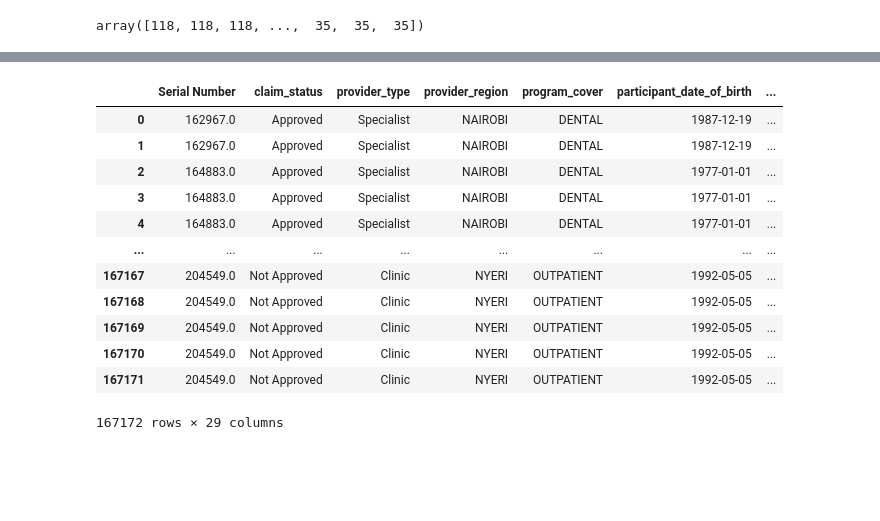
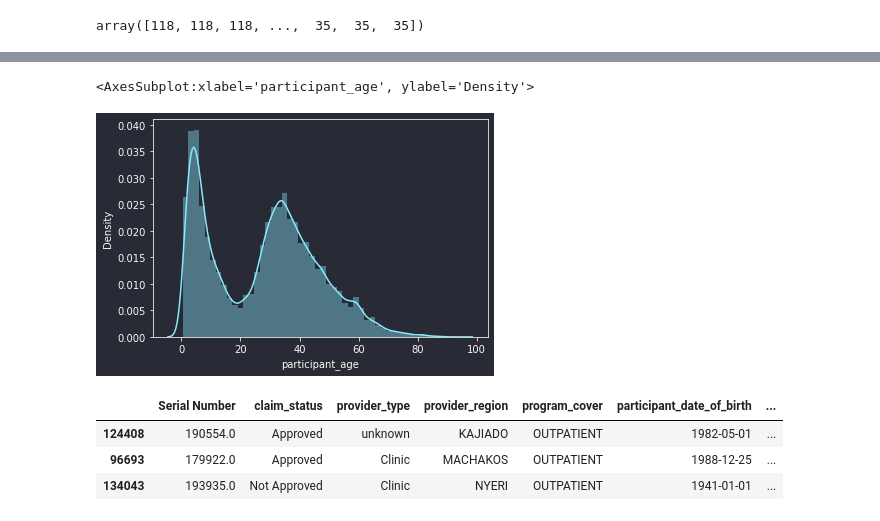
Before and after one commit to lyraxvincent/insurance-claims-prediction, a Jupyter notebook: 2.Feature Engineering, test various algorithms.ipynb, the cells around one changed output, grey strips where cells are left out. Saved outputs shown, nothing was run; the diff lists cells and outputs as text; code cells hidden in the pictures; blank space fills up the shorter version.

Commit message:
design feature engineering function and apply to data

```diff
--- a/2.Feature Engineering, test various algorithms.ipynb
+++ b/2.Feature Engineering, test various algorithms.ipynb
@@ -96,25 +95,36 @@ sns.distplot(data.total_item_amount)
+# %%
+sns.distplot(data.participant_age)
+# %% [output]
+<AxesSubplot:xlabel='participant_age', ylabel='Density'>
+[figure, added]
 # %%
 # categorize some continuous variables from information on plots above
 data['totals_cat'] = np.select([
     data.total_item_amount <= 1200,
     (data.total_item_amount > 1200) & (data.total_item_amount <= 2300),
     (data.total_item_amount > 2300) & (data.total_item_amount <= 4500),
     (data.total_item_amount > 4500) & (data.total_item_amount <= 10000),
     data.total_item_amount > 10000
 ], [3, 5, 1, 2, 4])
 
-data
+
+data['itemq_cat'] = np.select([
+    data.item_quantity <= 200,
+    data.item_quantity > 200
+], [0, 1])
+
+
+data['age_cat'] = np.select([
+    data.participant_age <= 20,
+    (data.participant_age > 20) & (data.participant_age <= 40),
+    (data.participant_age > 40) & (data.participant_age <= 60),
+    data.participant_age > 60
+], [3, 0, 2, 1])
+
+
+data.sample(3)
 # %% [output]
 |  | Serial Number | claim_status | provider_type | provider_region | program_cover | participant_date_of_birth | ... |
-| 0 | 162967.0 | Approved | Specialist | NAIROBI | DENTAL | 1987-12-19 | ... |
-| 1 | 162967.0 | Approved | Specialist | NAIROBI | DENTAL | 1987-12-19 | ... |
-| 2 | 164883.0 | Approved | Specialist | NAIROBI | DENTAL | 1977-01-01 | ... |
-| 3 | 164883.0 | Approved | Specialist | NAIROBI | DENTAL | 1977-01-01 | ... |
-| 4 | 164883.0 | Approved | Specialist | NAIROBI | DENTAL | 1977-01-01 | ... |
-| ... | ... | ... | ... | ... | ... | ... | ... |
-| 167167 | 204549.0 | Not Approved | Clinic | NYERI | OUTPATIENT | 1992-05-05 | ... |
-| 167168 | 204549.0 | Not Approved | Clinic | NYERI | OUTPATIENT | 1992-05-05 | ... |
-| 167169 | 204549.0 | Not Approved | Clinic | NYERI | OUTPATIENT | 1992-05-05 | ... |
-| 167170 | 204549.0 | Not Approved | Clinic | NYERI | OUTPATIENT | 1992-05-05 | ... |
-| 167171 | 204549.0 | Not Approved | Clinic | NYERI | OUTPATIENT | 1992-05-05 | ... |
+| 124408 | 190554.0 | Approved | unknown | KAJIADO | OUTPATIENT | 1982-05-01 | ... |
+| 96693 | 179922.0 | Approved | Clinic | MACHAKOS | OUTPATIENT | 1988-12-25 | ... |
+| 134043 | 193935.0 | Not Approved | Clinic | NYERI | OUTPATIENT | 1941-01-01 | ... |
-167172 rows × 29 columns
```
Also changed, not shown: parts of 17 cells of this notebook.
